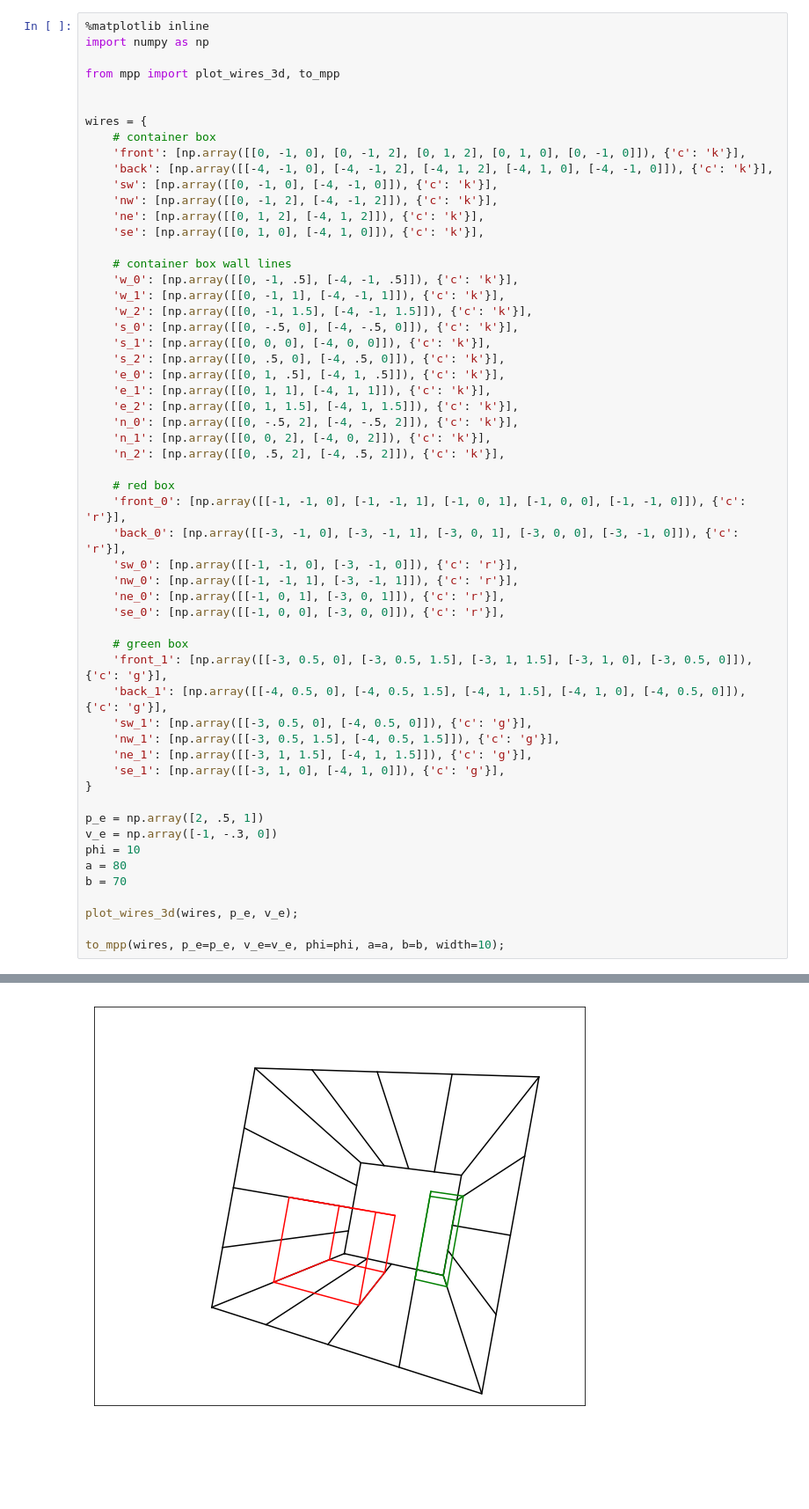
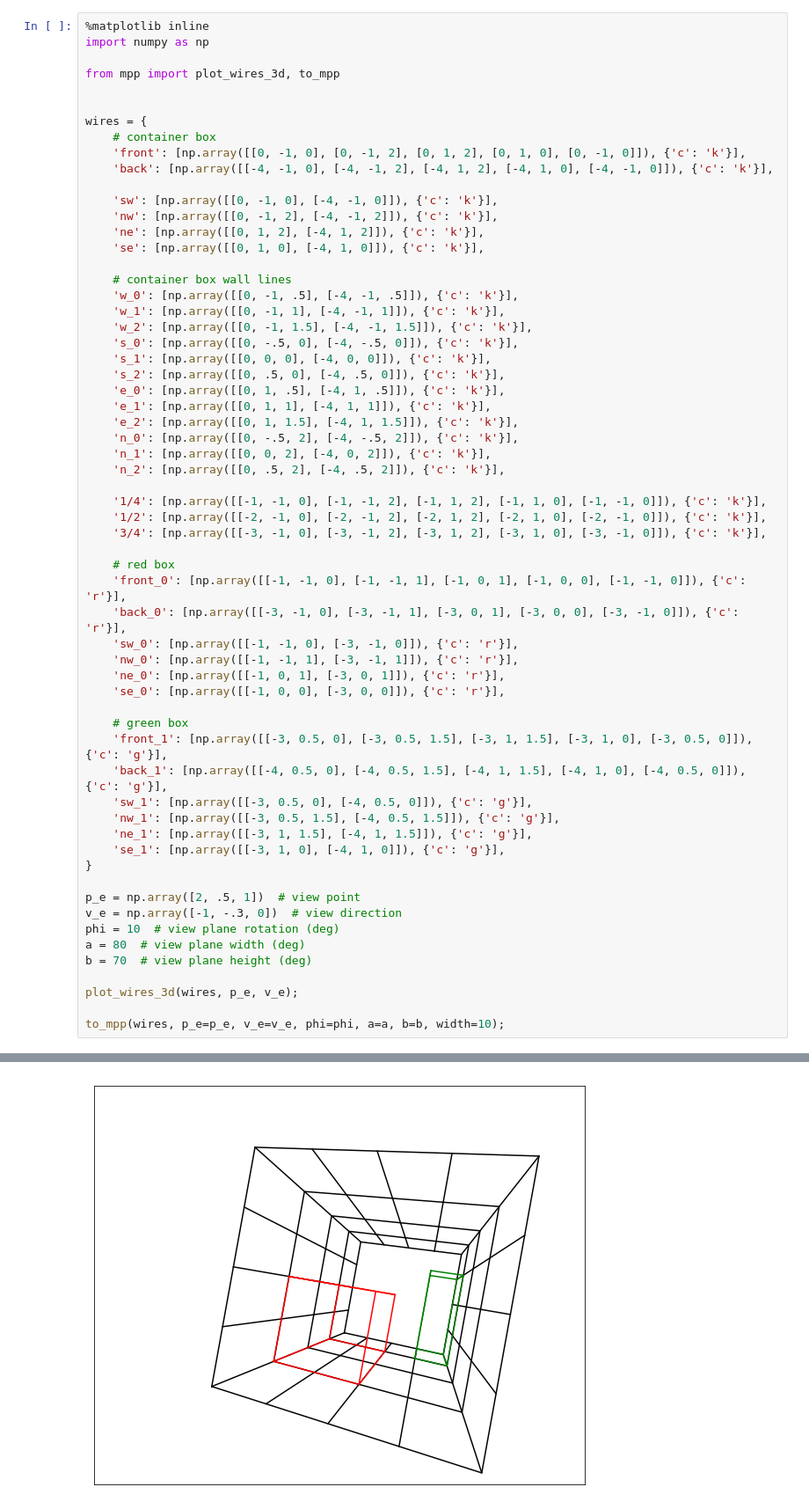
Before and after one commit to rkp8000/multipoint, a Jupyter notebook: examples.ipynb, the cells around one changed output, grey strips where cells are left out. Shown: that part at 88% size. Cells and saved outputs as stored; diff of their text form; blank space fills up the shorter version.

```diff
--- a/examples.ipynb
+++ b/examples.ipynb
@@ -9,6 +9,7 @@ wires = {
     # container box
     'front': [np.array([[0, -1, 0], [0, -1, 2], [0, 1, 2], [0, 1, 0], [0, -1, 0]]), {'c': 'k'}],
     'back': [np.array([[-4, -1, 0], [-4, -1, 2], [-4, 1, 2], [-4, 1, 0], [-4, -1, 0]]), {'c': 'k'}],
+
     'sw': [np.array([[0, -1, 0], [-4, -1, 0]]), {'c': 'k'}],
     'nw': [np.array([[0, -1, 2], [-4, -1, 2]]), {'c': 'k'}],
     'ne': [np.array([[0, 1, 2], [-4, 1, 2]]), {'c': 'k'}],
@@ -28,6 +29,10 @@ wires = {
     'n_1': [np.array([[0, 0, 2], [-4, 0, 2]]), {'c': 'k'}],
     'n_2': [np.array([[0, .5, 2], [-4, .5, 2]]), {'c': 'k'}],
 
+    '1/4': [np.array([[-1, -1, 0], [-1, -1, 2], [-1, 1, 2], [-1, 1, 0], [-1, -1, 0]]), {'c': 'k'}],
+    '1/2': [np.array([[-2, -1, 0], [-2, -1, 2], [-2, 1, 2], [-2, 1, 0], [-2, -1, 0]]), {'c': 'k'}],
+    '3/4': [np.array([[-3, -1, 0], [-3, -1, 2], [-3, 1, 2], [-3, 1, 0], [-3, -1, 0]]), {'c': 'k'}],
+
     # red box
     'front_0': [np.array([[-1, -1, 0], [-1, -1, 1], [-1, 0, 1], [-1, 0, 0], [-1, -1, 0]]), {'c': 'r'}],
     'back_0': [np.array([[-3, -1, 0], [-3, -1, 1], [-3, 0, 1], [-3, 0, 0], [-3, -1, 0]]), {'c': 'r'}],
@@ -45,11 +50,11 @@ wires = {
     'se_1': [np.array([[-3, 1, 0], [-4, 1, 0]]), {'c': 'g'}],
 }
 
-p_e = np.array([2, .5, 1])
-v_e = np.array([-1, -.3, 0])
-phi = 10
-a = 80
-b = 70
+p_e = np.array([2, .5, 1])  # view point
+v_e = np.array([-1, -.3, 0])  # view direction
+phi = 10  # view plane rotation (deg)
+a = 80  # view plane width (deg)
+b = 70  # view plane height (deg)
 
 plot_wires_3d(wires, p_e, v_e);
 
@@ -59 +64 @@ to_mpp(wires, p_e=p_e, v_e=v_e, phi=phi, a=a, b=b, width=10);
-[figure, old version]
+[figure, new version]
```
Also changed, not shown: parts of 1 cell of this notebook.
